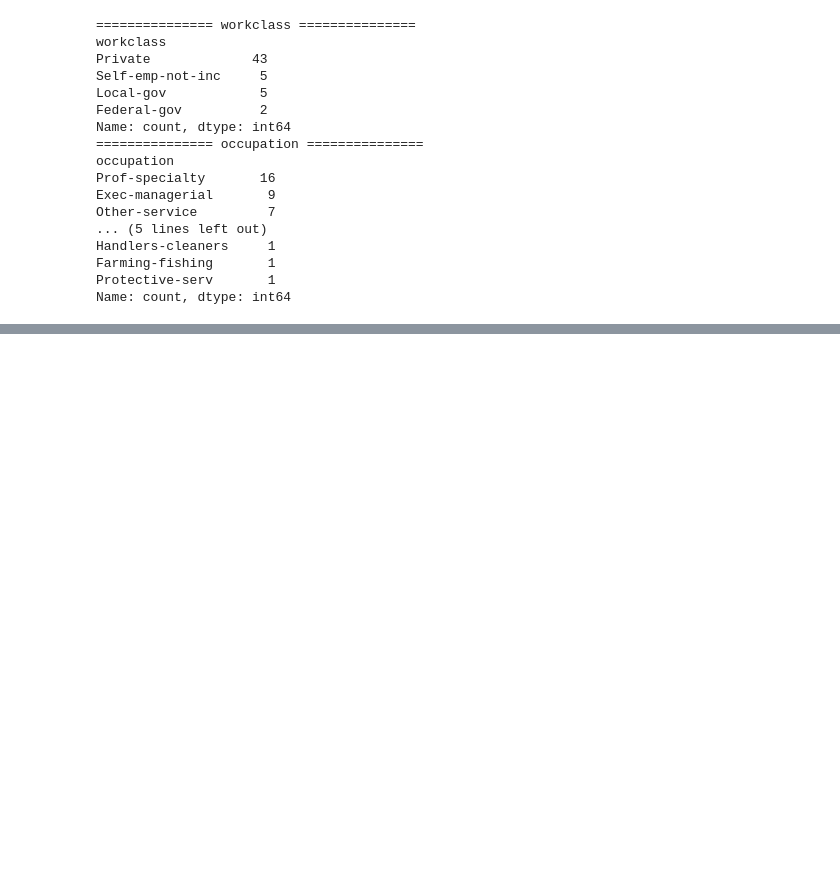
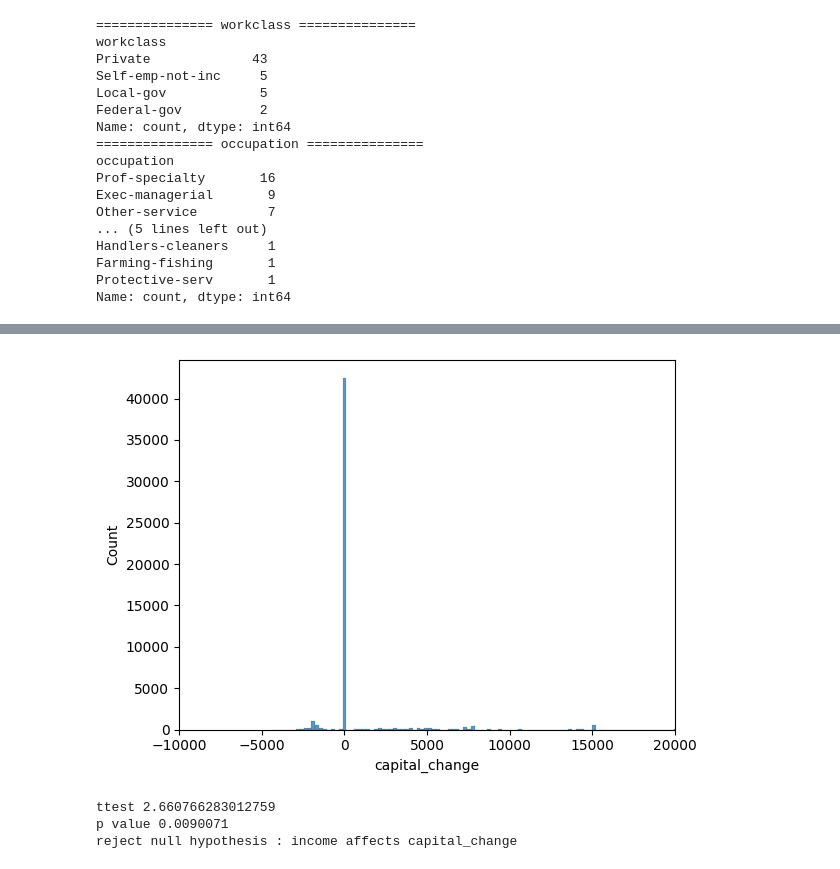
Before and after one commit to Gajendra9444/Data-Science, a Jupyter notebook: stat_data.ipynb, the cells around one changed output, grey strips where cells are left out. Cells and saved outputs as stored; diff of their text form; code cells hidden in the pictures; blank space fills up the shorter version.

```diff
--- a/stat_data.ipynb
+++ b/stat_data.ipynb
@@ -1120,0 +1169,3 @@ Name: count, dtype: int64
+# %%
+data['capital_change'] = data['capital-gain'] - data['capital-loss']
+data['capital_change'].describe()
@@ -1120,0 +1182,33 @@ Name: count, dtype: int64
+# %%
+# data['capital_change'].hist(figsize=(4,4))
+# plt.show()
+
+sns.histplot(x='capital_change',data=data)
+xlim = plt.xlim(-10000,20000)
+# %% [output]
+[figure, added]
+# %%
+import random
+data_new = data[(np.abs(stats.zscore(data['capital_change'])) < 3)] # type: ignore
+
+income_1 = data_new[data_new['income'] == 1] ['capital_change']
+income_0 = data_new[data_new['income'] == 0] ['capital_change']
+
+income_0 = income_0.values.tolist()
+income_0 = random.sample(income_0, 100)
+income_1 = income_1.values.tolist()
+income_1 = random.sample(income_1, 100)
+
+
+ttest,pval = ttest_ind(income_1, income_0, equal_var=False)
+print("ttest",ttest)
+print('p value',format(pval, '.7f'))
+
+if pval < 0.05: # type: ignore
+    print("reject null hypothesis : income affects capital_change")
+else:
+    print("accept null hypothesis : income does not affect capital_change")
+# %% [output]
+ttest 2.660766283012759
+p value 0.0090071
+reject null hypothesis : income affects capital_change
```
Also changed, not shown: parts of 11 cells of this notebook, 1 other file.
